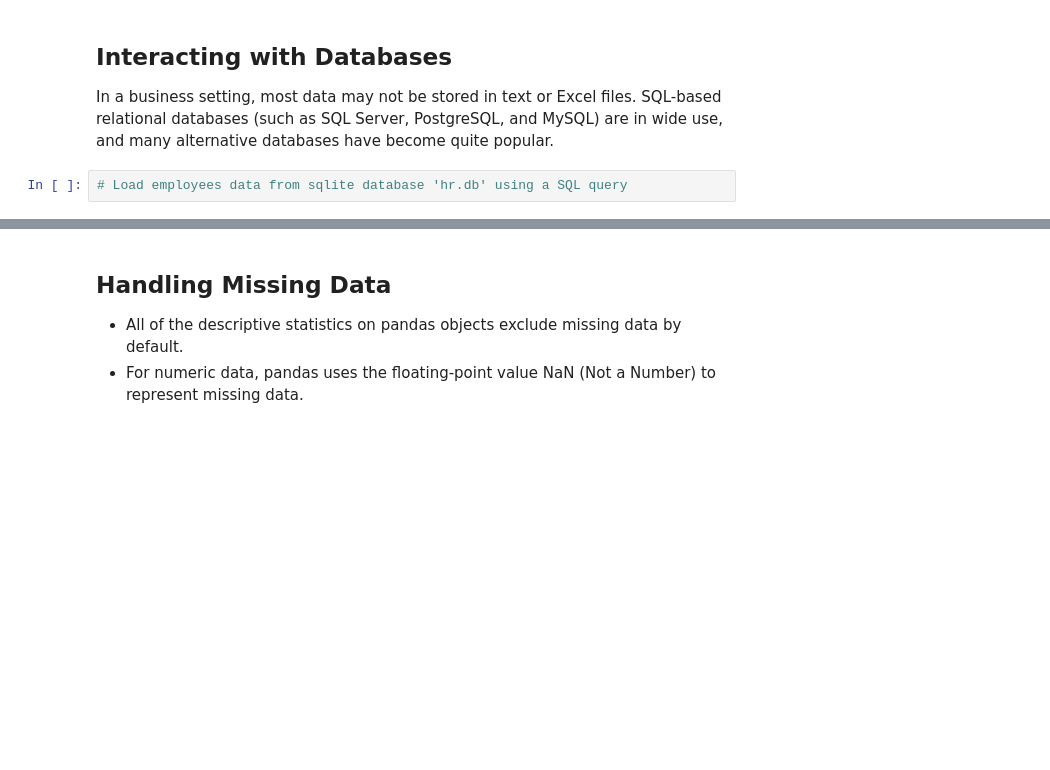
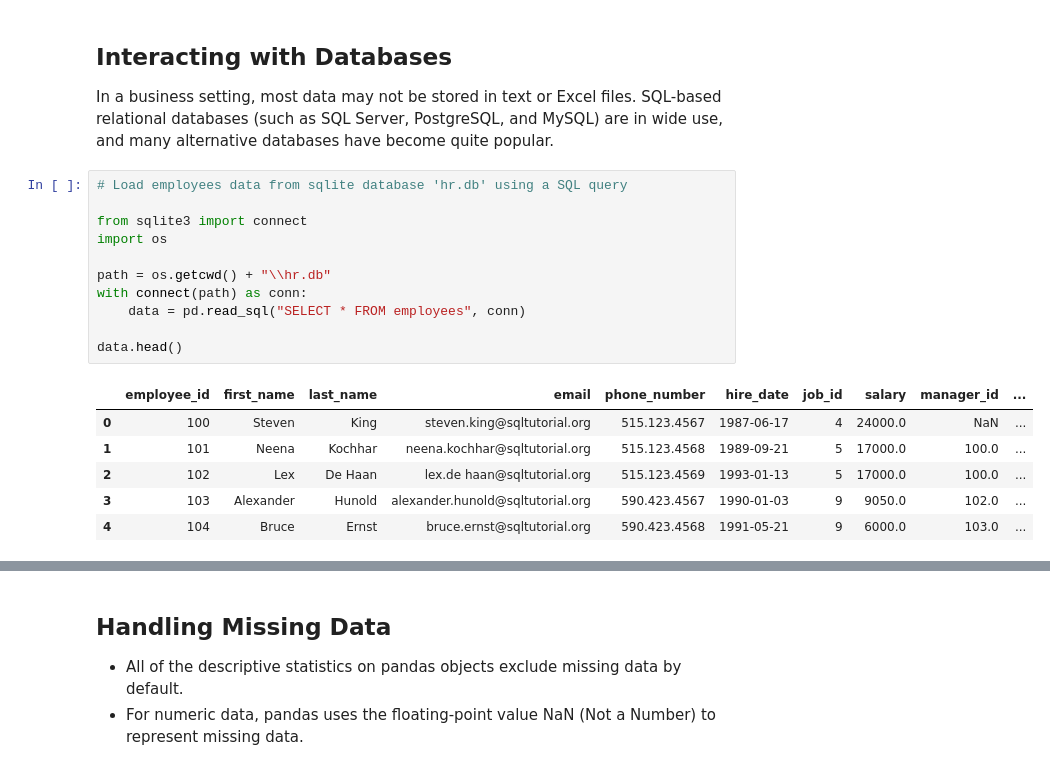
Before and after one commit to OmarInCS/data-analysis-visulization-python, a Jupyter notebook: week2/day2/lesson-6-data-cleaning.ipynb, the cells around one changed output, grey strips where cells are left out. Saved outputs shown, nothing was run; the diff lists cells and outputs as text; blank space fills up the shorter version.

```diff
--- a/week2/day2/lesson-6-data-cleaning.ipynb
+++ b/week2/day2/lesson-6-data-cleaning.ipynb
@@ -18,5 +18,21 @@ relational databases (such as SQL Server, PostgreSQL, and MySQL) are in wide use
 and many alternative databases have become quite popular.
 # %%
 # Load employees data from sqlite database 'hr.db' using a SQL query
+
+from sqlite3 import connect
+import os
+
+path = os.getcwd() + "\\hr.db"
+with connect(path) as conn:
+    data = pd.read_sql("SELECT * FROM employees", conn)
+
+data.head()
+# %% [output]
+|  | employee_id | first_name | last_name | email | phone_number | hire_date | job_id | salary | manager_id | ... |
+| 0 | 100 | Steven | King | steven.king@sqltutorial.org | 515.123.4567 | 1987-06-17 | 4 | 24000.0 | NaN | ... |
+| 1 | 101 | Neena | Kochhar | neena.kochhar@sqltutorial.org | 515.123.4568 | 1989-09-21 | 5 | 17000.0 | 100.0 | ... |
+| 2 | 102 | Lex | De Haan | lex.de haan@sqltutorial.org | 515.123.4569 | 1993-01-13 | 5 | 17000.0 | 100.0 | ... |
+| 3 | 103 | Alexander | Hunold | alexander.hunold@sqltutorial.org | 590.423.4567 | 1990-01-03 | 9 | 9050.0 | 102.0 | ... |
+| 4 | 104 | Bruce | Ernst | bruce.ernst@sqltutorial.org | 590.423.4568 | 1991-05-21 | 9 | 6000.0 | 103.0 | ... |
 # %%
 # Load employees data from sqlite database 'hr.db' using read table
```
Also changed, not shown: parts of 33 cells of this notebook, 1 other file.
